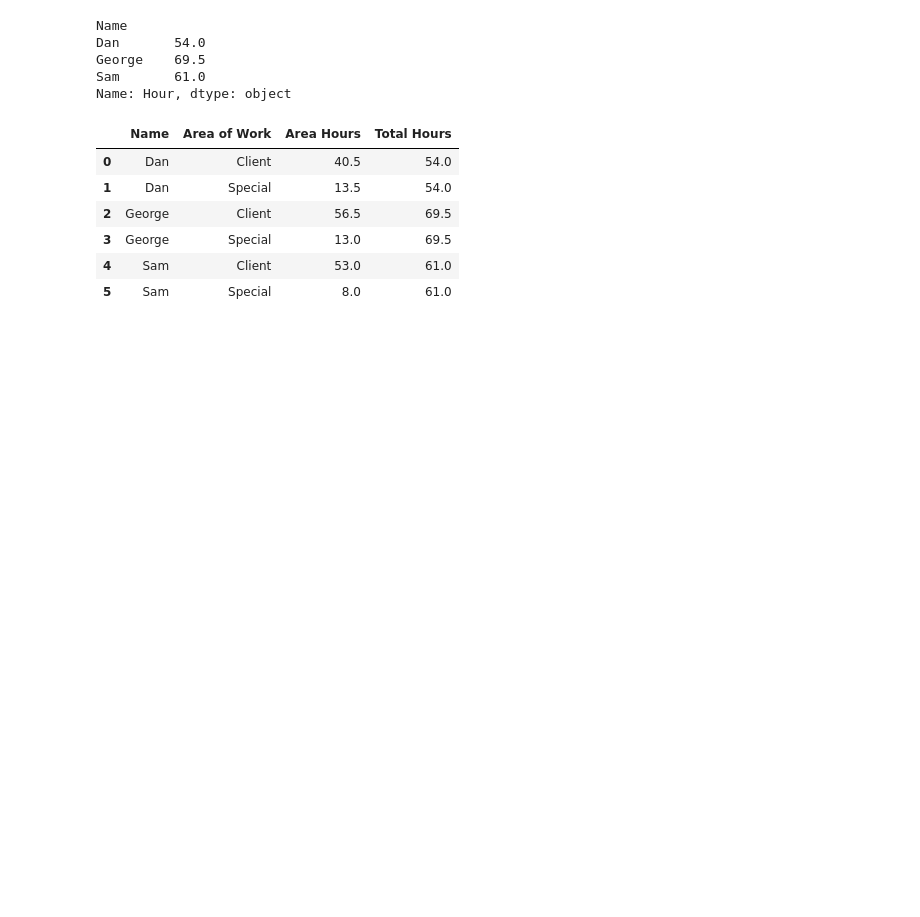
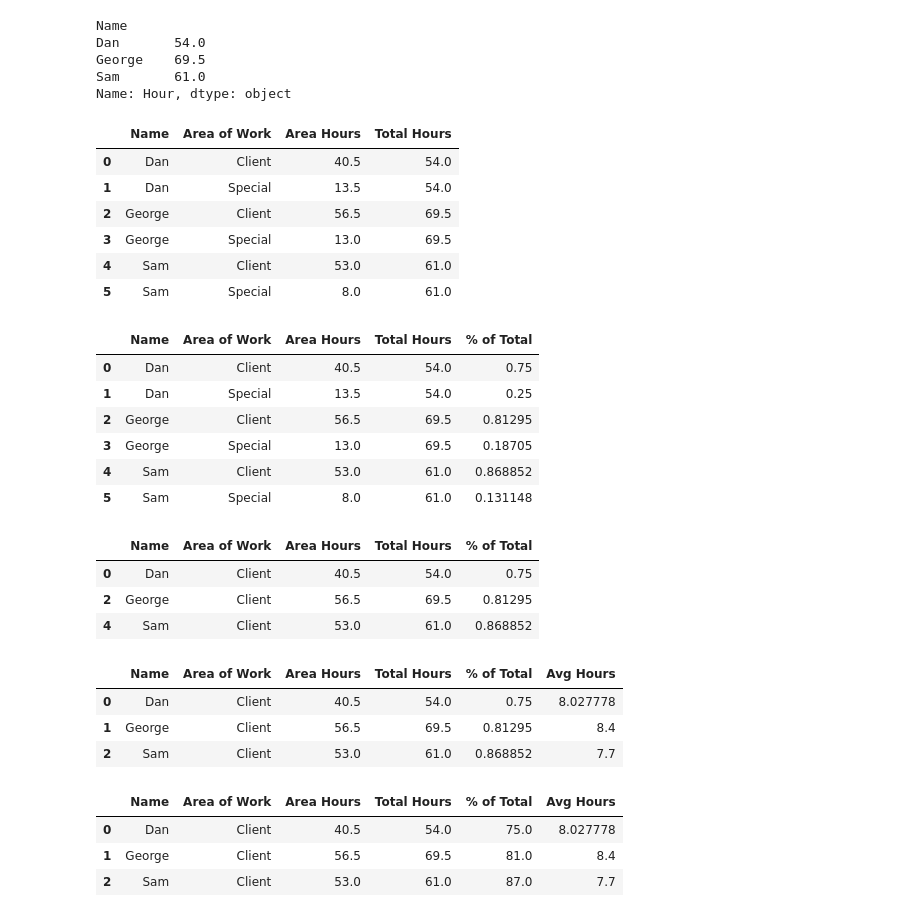
Before and after one commit to hyunjun33/Data_preprocessing, a Jupyter notebook: Preppin' Data 2021 Week 17 Challenge.ipynb, the cells around one changed output. Saved outputs shown, nothing was run; the diff lists cells and outputs as text; code cells hidden in the pictures; blank space fills up the shorter version.

```diff
--- a/Preppin' Data 2021 Week 17 Challenge.ipynb
+++ b/Preppin' Data 2021 Week 17 Challenge.ipynb
@@ -262,3 +264,41 @@ area_total = group_1.merge(group_2, how="left", on="Name").rename(columns={"Hour
 | 3 | George | Special | 13.0 | 69.5 |
 | 4 | Sam | Client | 53.0 | 61.0 |
 | 5 | Sam | Special | 8.0 | 61.0 |
+# %%
+### Calculate the % of total and remove unnecessary fields
+area_total["% of Total"] = area_total["Area Hours"] / area_total["Total Hours"]
+area_total
+# %% [output]
+|  | Name | Area of Work | Area Hours | Total Hours | % of Total |
+| 0 | Dan | Client | 40.5 | 54.0 | 0.75 |
+| 1 | Dan | Special | 13.5 | 54.0 | 0.25 |
+| 2 | George | Client | 56.5 | 69.5 | 0.81295 |
+| 3 | George | Special | 13.0 | 69.5 | 0.18705 |
+| 4 | Sam | Client | 53.0 | 61.0 | 0.868852 |
+| 5 | Sam | Special | 8.0 | 61.0 | 0.131148 |
+# %%
+### Filter the data to just show Client work
+client_only = area_total.loc[area_total["Area of Work"] == "Client"]
+client_only
+# %% [output]
+|  | Name | Area of Work | Area Hours | Total Hours | % of Total |
+| 0 | Dan | Client | 40.5 | 54.0 | 0.75 |
+| 2 | George | Client | 56.5 | 69.5 | 0.81295 |
+| 4 | Sam | Client | 53.0 | 61.0 | 0.868852 |
+# %%
+### Join to the table with Avg hours to create your final output
+client_only = client_only.merge(total.reset_index()[["Name", "Avg Hours"]], how="inner", on="Name")
+client_only
+# %% [output]
+|  | Name | Area of Work | Area Hours | Total Hours | % of Total | Avg Hours |
+| 0 | Dan | Client | 40.5 | 54.0 | 0.75 | 8.027778 |
+| 1 | George | Client | 56.5 | 69.5 | 0.81295 | 8.4 |
+| 2 | Sam | Client | 53.0 | 61.0 | 0.868852 | 7.7 |
+# %%
+client_only["% of Total"] = client_only["% of Total"].map(lambda x: np.round(x * 100, 0))
+client_only
+# %% [output]
+|  | Name | Area of Work | Area Hours | Total Hours | % of Total | Avg Hours |
+| 0 | Dan | Client | 40.5 | 54.0 | 75.0 | 8.027778 |
+| 1 | George | Client | 56.5 | 69.5 | 81.0 | 8.4 |
+| 2 | Sam | Client | 53.0 | 61.0 | 87.0 | 7.7 |
```
Also changed, not shown: parts of 1 cell of this notebook.
